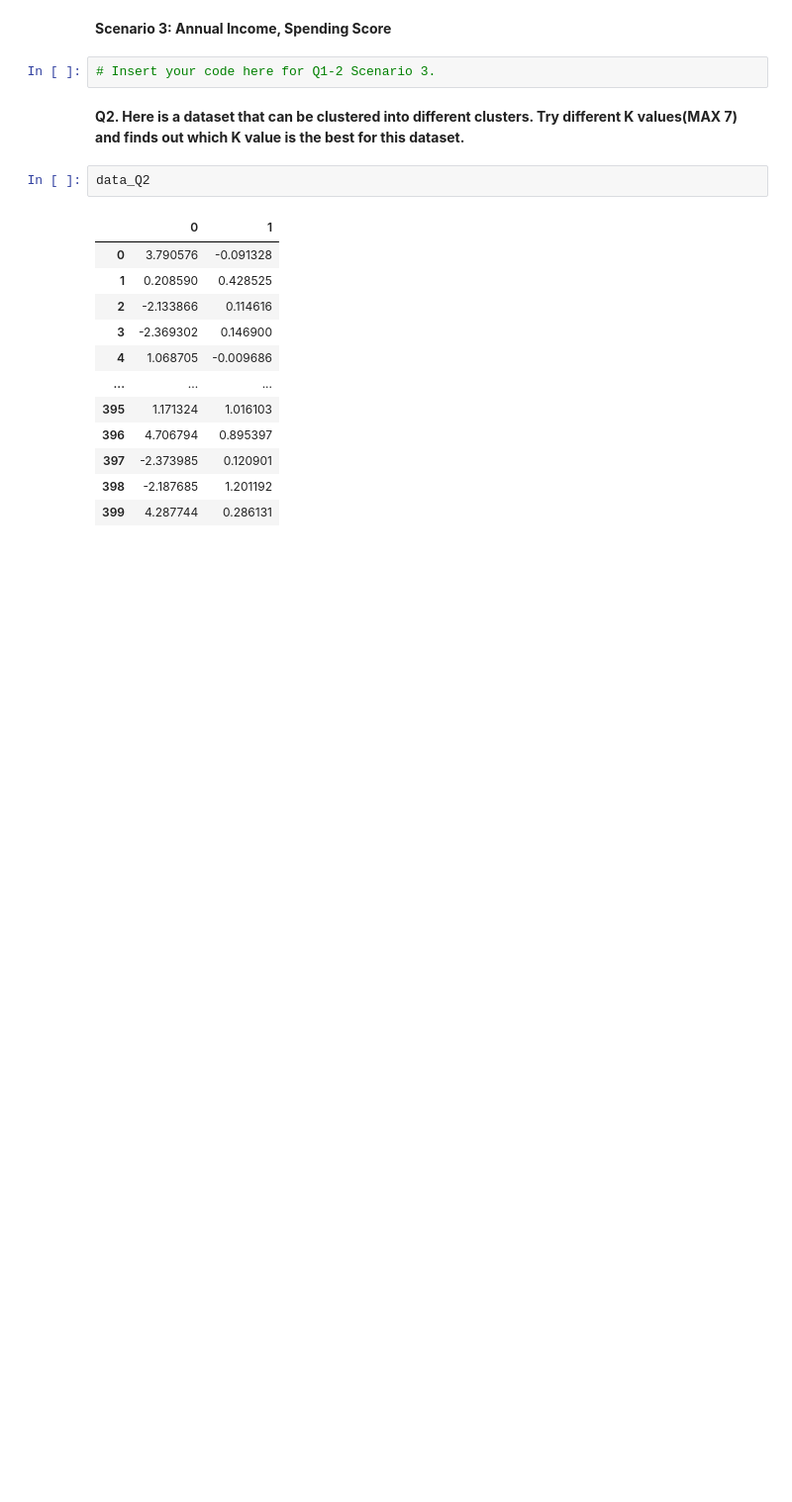
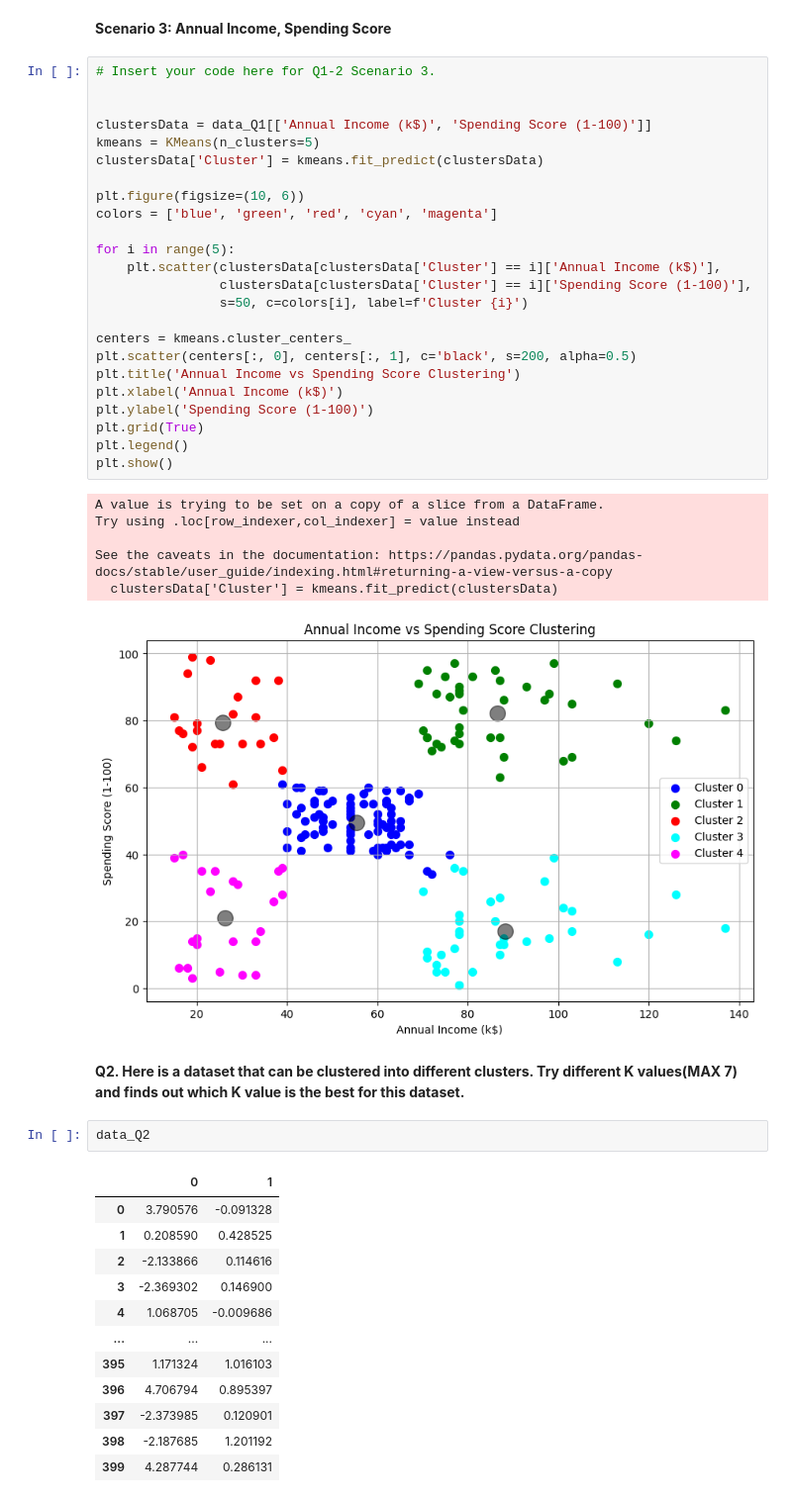
Before and after one commit to msavino16/ISE-490---Machine-Learning, a Jupyter notebook: Homework 3/Homework_3_2024.ipynb, the cells around one changed output. Shown at 99% size. Drawn from its saved outputs; the diff is of its cells as text; blank space fills up the shorter version.

```diff
--- a/Homework 3/Homework_3_2024.ipynb
+++ b/Homework 3/Homework_3_2024.ipynb
@@ -62,6 +111,35 @@ c. Print out the results by plotting the data colored by their labels and plot t
 **Scenario 3: Annual Income, Spending Score**
 # %%
 # Insert your code here for Q1-2 Scenario 3.
+
+
+clustersData = data_Q1[['Annual Income (k$)', 'Spending Score (1-100)']]
+kmeans = KMeans(n_clusters=5)
+clustersData['Cluster'] = kmeans.fit_predict(clustersData)
+
+plt.figure(figsize=(10, 6))
+colors = ['blue', 'green', 'red', 'cyan', 'magenta']
+
+for i in range(5):
+    plt.scatter(clustersData[clustersData['Cluster'] == i]['Annual Income (k$)'],
+                clustersData[clustersData['Cluster'] == i]['Spending Score (1-100)'],
+                s=50, c=colors[i], label=f'Cluster {i}')
+
+centers = kmeans.cluster_centers_
+plt.scatter(centers[:, 0], centers[:, 1], c='black', s=200, alpha=0.5)
+plt.title('Annual Income vs Spending Score Clustering')
+plt.xlabel('Annual Income (k$)')
+plt.ylabel('Spending Score (1-100)')
+plt.grid(True)
+plt.legend()
+plt.show()
+# %% [output]
+A value is trying to be set on a copy of a slice from a DataFrame.
+Try using .loc[row_indexer,col_indexer] = value instead
+
+See the caveats in the documentation: https://pandas.pydata.org/pandas-docs/stable/user_guide/indexing.html#returning-a-view-versus-a-copy
+  clustersData['Cluster'] = kmeans.fit_predict(clustersData)
+[figure, added]
 # %% [markdown]
 **Q2. Here is a dataset that can be clustered into different clusters. Try different K values(MAX 7) and finds out which K value is the best for this dataset.**
 # %%
```
Also changed, not shown: parts of 5 cells of this notebook, 2 other files.
